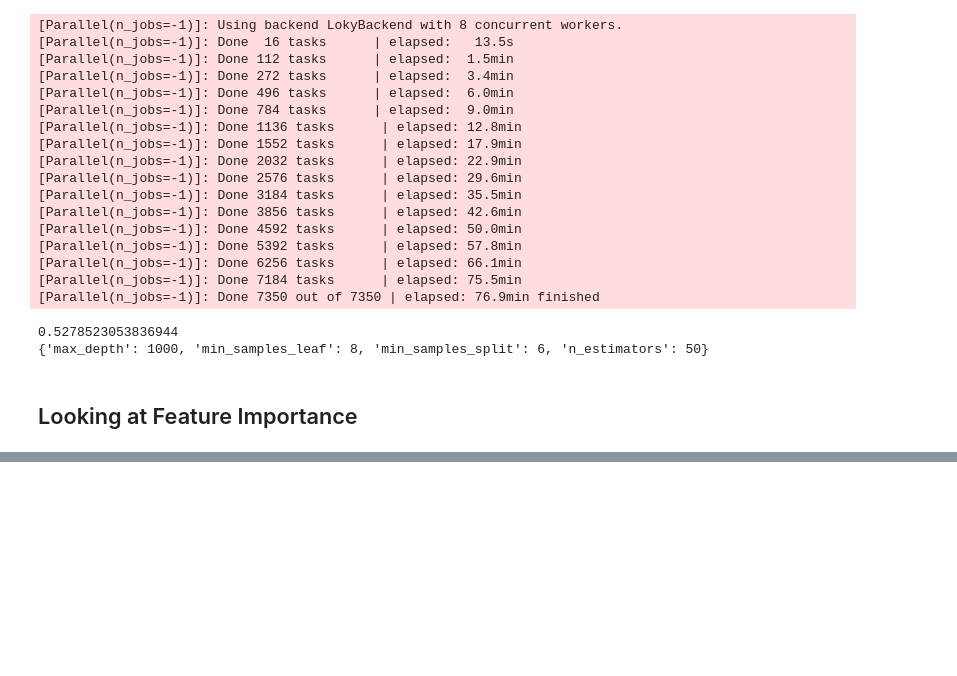
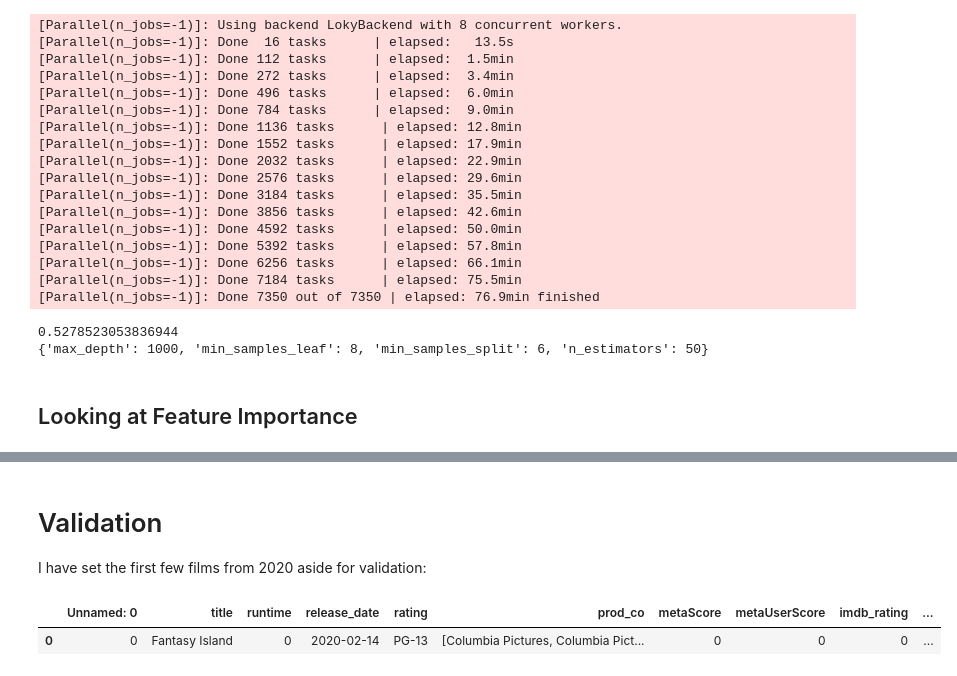
Before and after one commit to Tyler-Owen-Morris/film-revenue-predictor, a Jupyter notebook: src/Feature_Engineering_&_Modeling.ipynb, the cells around one changed output, grey strips where cells are left out. Drawn from its saved outputs; the diff is of its cells as text; code cells hidden in the pictures; blank space fills up the shorter version.

```diff
--- a/src/Feature_Engineering_&_Modeling.ipynb
+++ b/src/Feature_Engineering_&_Modeling.ipynb
@@ -80,12 +84,18 @@ films['director'] = films['directors'].map(lambda x: x[0].replace(" ", '') if le
 actor_key = pd.read_csv('../data/actor_key.csv', index_col=0).reset_index()
 
 def get_actor_name(key):
-    #print(key)
+
+    #this will return nan for nans
     if isinstance(key, float):
         return key
-    row = actor_key.loc[actor_key['actor'] == key].index[0]
-    #print(type(actor_key.iloc[row]['name']), actor_key.iloc[row]['name'])
-    return actor_key.iloc[row]['name']
+    try:
+        row = actor_key.loc[actor_key['actor'] == key].index[0]
+        if isinstance(actor_key.iloc[row]['name'] , str):
+            return actor_key.iloc[row]['name']
+        else:
+            return ''
+    except:
+        return ''
 
 def get_actor_key(name):
     #print(key)
@@ -527,0 +552,15 @@ Text(0.5, 1.0, 'Feature Importance for Random Forest Regression')
+# %% [markdown]
+# Validation
+
+I have set the first few films from 2020 aside for validation:
+# %%
+#--This line reads in the validation set without running it through the prep pipeline
+#validation_set = pd.read_csv('../data/IMDB_mine_data_2020.csv')
+
+#-- This is meant to allow you to run it through the DF pipeline --
+#-- Then simply copy it into this section to run the validation on the trained model --
+validation_set = films.copy()
+validation_set.head(1)
+# %% [output]
+|  | Unnamed: 0 | title | runtime | release_date | rating | prod_co | metaScore | metaUserScore | imdb_rating | ... |
+| 0 | 0 | Fantasy Island | 0 | 2020-02-14 | PG-13 | [Columbia Pictures, Columbia Pict... | 0 | 0 | 0 | ... |
```
Also changed, not shown: parts of 22 cells of this notebook, 5 other files.
